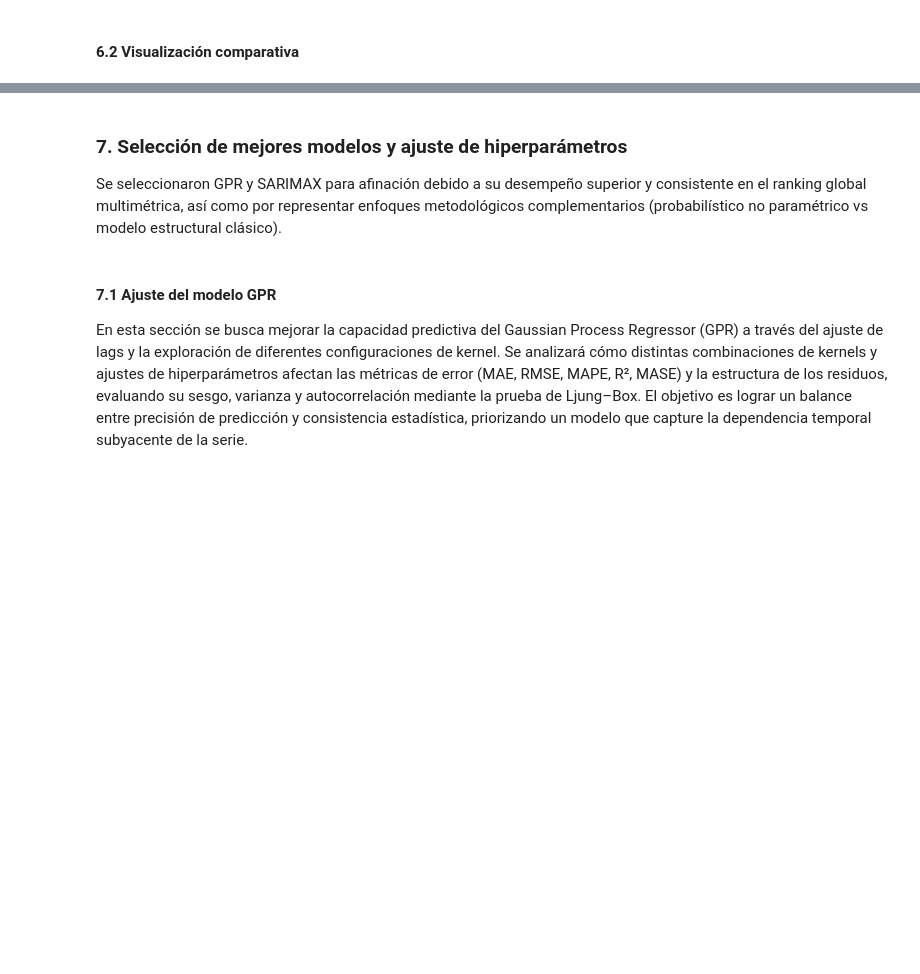
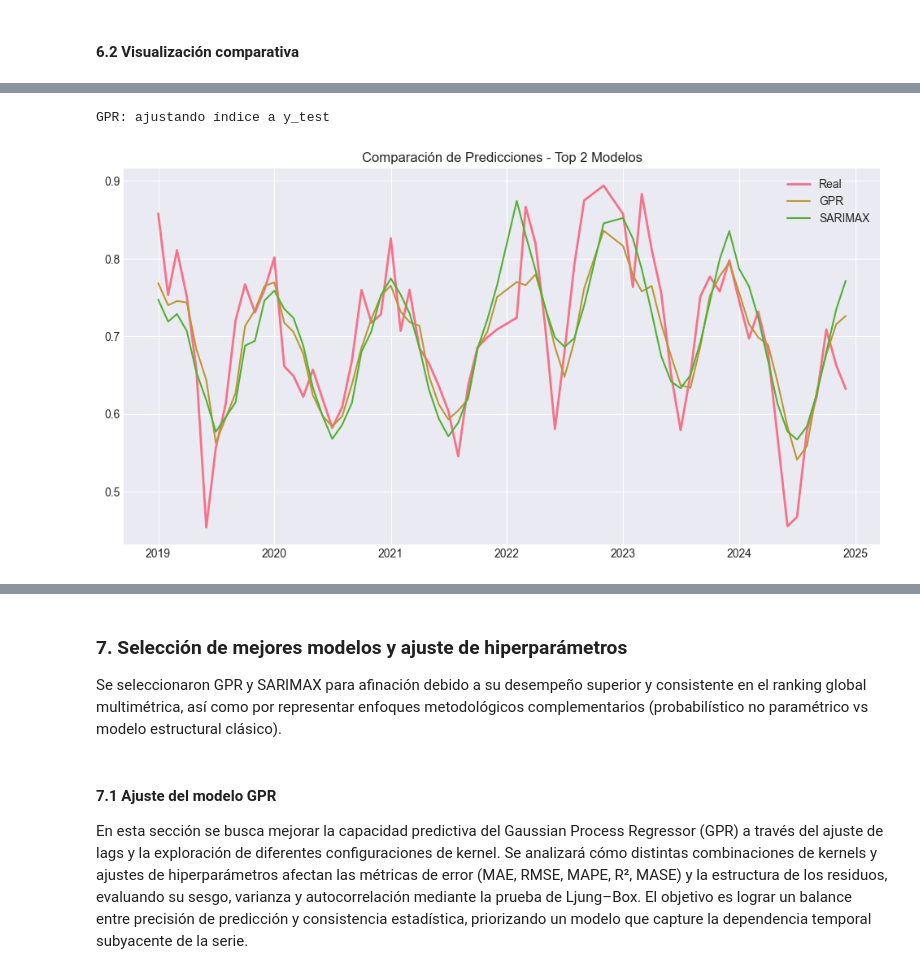
Before and after one commit to juan-pablo-lopez/tc5035-ene26-equipo29, a Jupyter notebook: Avance4.Equipo29.ipynb, the cells around one changed output, grey strips where cells are left out. Saved outputs shown, nothing was run; the diff lists cells and outputs as text; code cells hidden in the pictures; blank space fills up the shorter version.

```diff
--- a/Avance4.Equipo29.ipynb
+++ b/Avance4.Equipo29.ipynb
@@ -1519,7 +1520,7 @@ metrics_mlp_optimizado = calculate_metrics(
 # Guardar resultados
 resultados_modelos.append(metrics_mlp_optimizado)
 
-modelos_entrenados['MLP'] = {
+modelos_entrenados['MLP_optimizado'] = {
     'modelo': mlp_model_optimizado,
     'y_pred': y_mlp_optimizado
 }
@@ -1993,28 +2062,34 @@ plt.show()
 # %%
 # Obtener los nombres de los 2 mejores modelos según el ranking final
 top2 = df_rank['Modelo'].iloc[:2].tolist()
 
 # Convertir a Series si es un array (hay modelos que devuelven arrays y otros Series, unificar formato para gráficas)
 for modelo_nombre in top2:
     y_pred = modelos_entrenados[modelo_nombre].get('y_pred')
 
-    # Revisar si es un array y no una Series
-    if isinstance(y_pred, np.ndarray):
-        print(modelo_nombre, "es un array, convirtiendo a Series...")
-        # Convertir a pd.Series usando el mismo índice de y_test
-        modelos_entrenados[modelo_nombre]['y_pred'] = pd.Series(y_pred, index=y_test.index)
+    # Si es array o Series sin índice correcto
+    if not isinstance(y_pred, pd.Series) or not y_pred.index.equals(y_test.index):
+        print(f"{modelo_nombre}: ajustando índice a y_test")
+
+        modelos_entrenados[modelo_nombre]['y_pred'] = pd.Series(
+            np.array(y_pred),
+            index=y_test.index
+        )
 
 # Gráfica
 plt.figure(figsize=(12,6))
 plt.plot(y_test, label='Real', linewidth=2)
 
 for modelo in top2:
     y_pred = modelos_entrenados[modelo]['y_pred']
     plt.plot(y_pred, label=modelo)
 
 plt.legend()
 plt.title("Comparación de Predicciones - Top 2 Modelos")
 plt.show()
+# %% [output]
+GPR: ajustando índice a y_test
+[figure, added]
 # %%
 plt.figure(figsize=(12,6))
 
```
Also changed, not shown: parts of 56 cells of this notebook, 1 other file.
